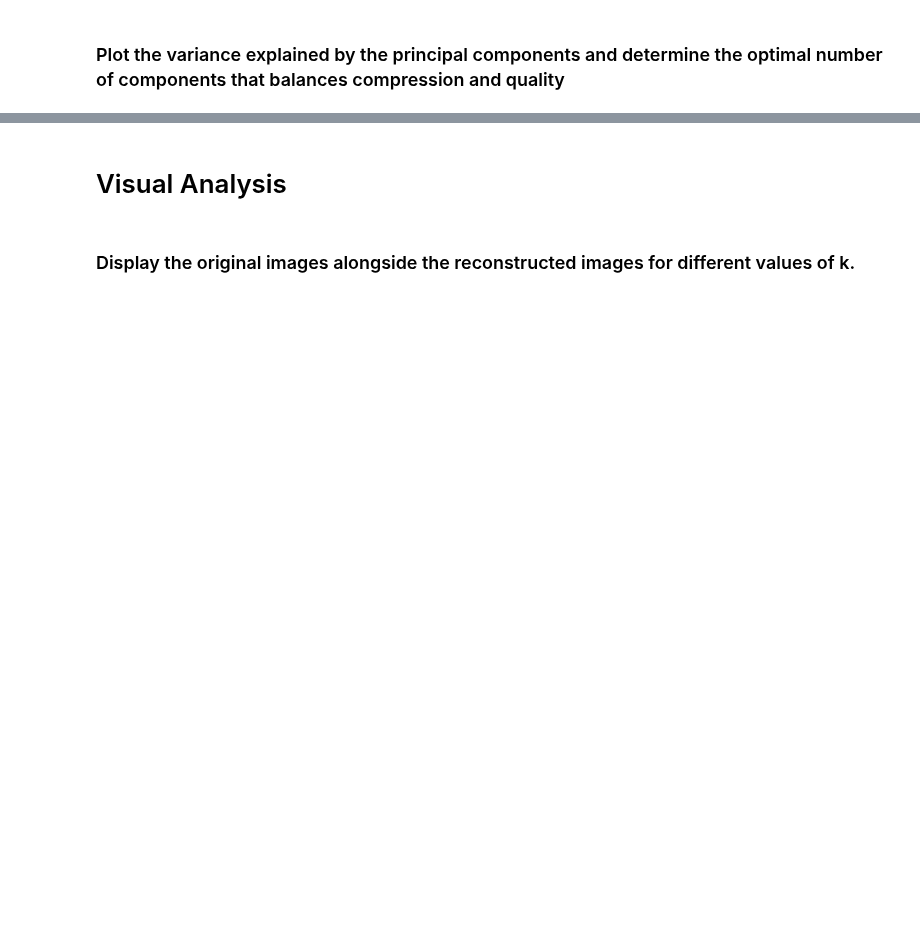
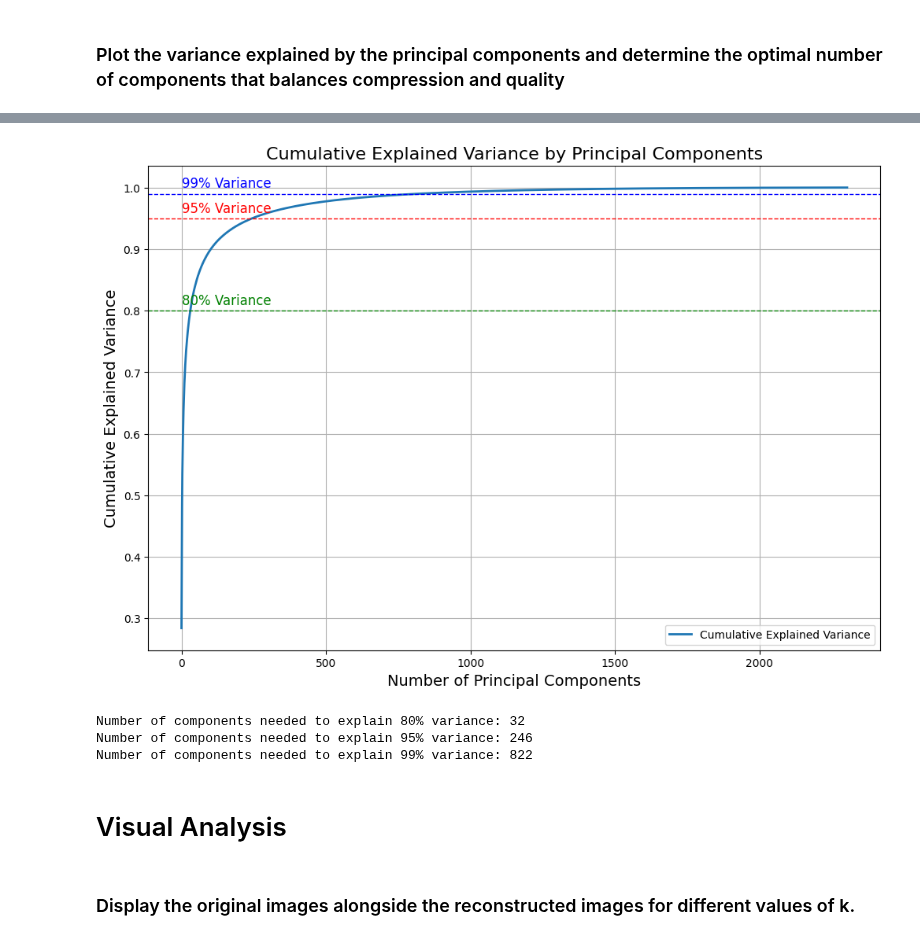
Before and after one commit to Anders-Stubberud/IT3212, a Jupyter notebook: assignment_2/anders_pca.ipynb, the cells around one changed output, grey strips where cells are left out. Drawn from its saved outputs; the diff is of its cells as text; code cells hidden in the pictures; blank space fills up the shorter version.

```diff
--- a/assignment_2/anders_pca.ipynb
+++ b/assignment_2/anders_pca.ipynb
@@ -70,0 +31,4 @@ Image matrix shape: (100, 10000)
+# %%
+# Flatten the images to 2D matrix (num_images, num_pixels)
+image_matrix = images.reshape(images.shape[0], -1)  # num_images x (height * width)
+print(f"Image matrix shape: {image_matrix.shape}")
@@ -317,3 +153,49 @@ Number of components explaining 95% variance for ../data/oxford-iiit-pet/images/
+# %%
+# Step 1: Apply PCA
+pca = PCA()
+pca.fit(image_matrix)
+
+# Step 2: Calculate explained variance ratio
+explained_variance_ratio = pca.explained_variance_ratio_
+
+# Step 3: Calculate cumulative explained variance
+cumulative_explained_variance = np.cumsum(explained_variance_ratio)
+
+# Step 4: Plot cumulative explained variance
+plt.figure(figsize=(12, 8))
+plt.plot(cumulative_explained_variance, linestyle='-', linewidth=2, label='Cumulative Explained Variance')
+
+# Add horizontal lines for 80%, 95%, and 99% variance explained
+plt.axhline(y=0.80, color='g', linestyle='--', linewidth=1)
+plt.text(0.5, 0.81, '80% Variance', color='green', fontsize=12)
+
+plt.axhline(y=0.95, color='r', linestyle='--', linewidth=1)
+plt.text(0.5, 0.96, '95% Variance', color='red', fontsize=12)
+
+plt.axhline(y=0.99, color='b', linestyle='--', linewidth=1)
+plt.text(0.5, 1.00, '99% Variance', color='blue', fontsize=12)
+
+# Add labels and title
+plt.xlabel('Number of Principal Components', fontsize=14)
+plt.ylabel('Cumulative Explained Variance', fontsize=14)
+plt.title('Cumulative Explained Variance by Principal Components', fontsize=16)
+plt.legend(loc='best')
+plt.grid(True)
+plt.show()
+
+# Step 5: Determine the optimal number of components for 80%, 95%, and 99% variance
+optimal_components_80 = np.argmax(cumulative_explained_variance >= 0.80) + 1
+optimal_components_95 = np.argmax(cumulative_explained_variance >= 0.95) + 1
+optimal_components_99 = np.argmax(cumulative_explained_variance >= 0.99) + 1
+
+print(f'Number of components needed to explain 80% variance: {optimal_components_80}')
+print(f'Number of components needed to explain 95% variance: {optimal_components_95}')
+print(f'Number of components needed to explain 99% variance: {optimal_components_99}')
+# %% [output]
+[figure, added]
+Number of components needed to explain 80% variance: 32
+Number of components needed to explain 95% variance: 246
+Number of components needed to explain 99% variance: 822
 # %% [markdown]
 # Visual Analysis
 # %% [markdown]
```
Also changed, not shown: parts of 23 cells of this notebook.
